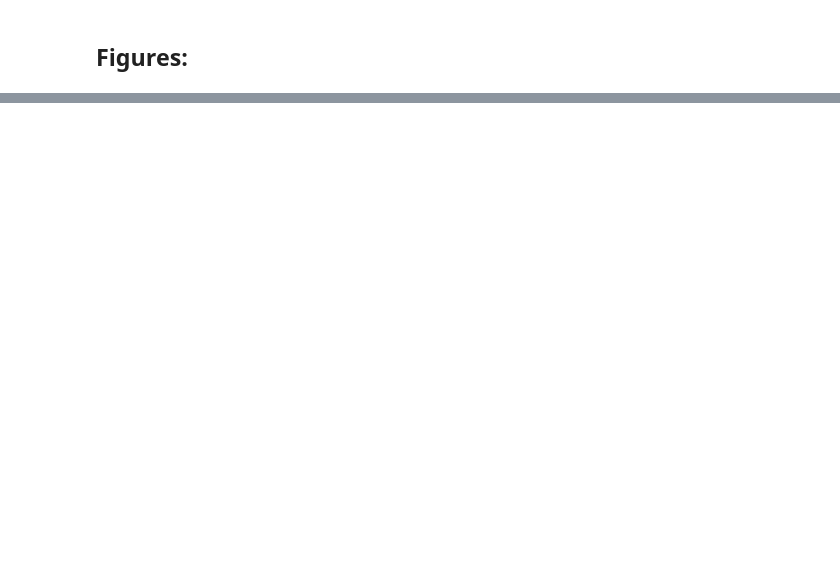
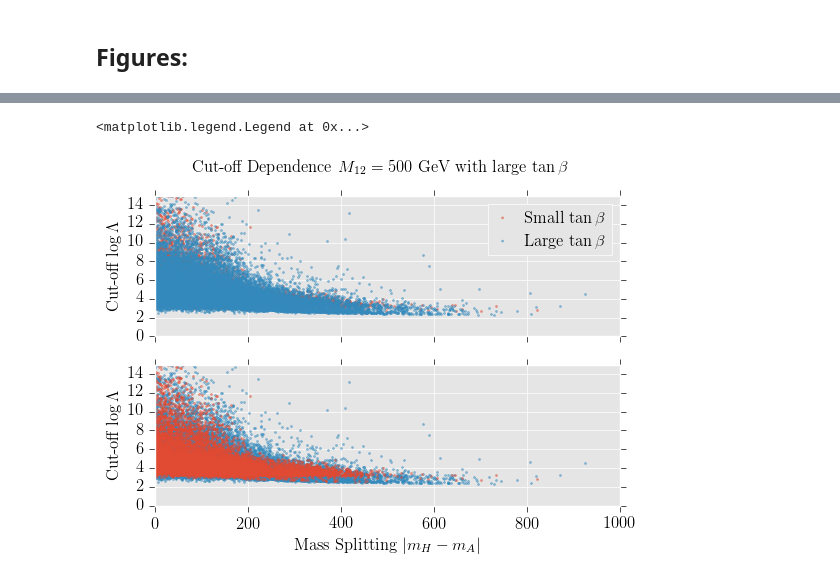
Before and after one commit to tobyopferkuch/THDM_UV, a Jupyter notebook: THDMII_AllPoints.ipynb, the cells around one changed output, grey strips where cells are left out. Cells and saved outputs as stored; diff of their text form; code cells hidden in the pictures; blank space fills up the shorter version.

```diff
--- a/THDMII_AllPoints.ipynb
+++ b/THDMII_AllPoints.ipynb
@@ -49,6 +49,14 @@ f.close()
 with open('./../SlimData/THDMII/Tree_750.json', 'rb') as f:
     Data_750_tree_points = np.array(json.load(f))
 f.close()
+
+
+with open('./../SlimData/THDMII/Loop_250_LTB.json', 'rb') as f:
+    Data_250_LTB_loop_points = np.array(json.load(f))
+f.close()
+with open('./../SlimData/THDMII/Loop_500_LTB.json', 'rb') as f:
+    Data_500_LTB_loop_points = np.array(json.load(f))
+f.close()
 # %%
 Data_250_loop_points_allowed = np.extract([x['VACUUM'] > 0.5 and x['HIGGSBOUNDS'] > 0.5 for x in Data_250_loop_points],Data_250_loop_points)
 Data_500_loop_points_allowed = np.extract([x['VACUUM'] > 0.5 and x['HIGGSBOUNDS'] > 0.5 for x in Data_500_loop_points],Data_500_loop_points)
@@ -57,6 +65,9 @@ Data_750_loop_points_allowed = np.extract([x['VACUUM'] > 0.5 and x['HIGGSBOUNDS'
 Data_250_tree_points_allowed = np.extract([x['HIGGSBOUNDS'] > 0.5 for x in Data_250_tree_points],Data_250_tree_points)
 Data_500_tree_points_allowed = np.extract([x['HIGGSBOUNDS'] > 0.5 for x in Data_500_tree_points],Data_500_tree_points)
 Data_750_tree_points_allowed = np.extract([x['HIGGSBOUNDS'] > 0.5 for x in Data_750_tree_points],Data_750_tree_points)
+
+Data_250_LTB_loop_points_allowed = np.extract([x['VACUUM'] > 0.5 and x['HIGGSBOUNDS'] > 0.5 for x in Data_250_LTB_loop_points],Data_250_LTB_loop_points)
+Data_500_LTB_loop_points_allowed = np.extract([x['VACUUM'] > 0.5 and x['HIGGSBOUNDS'] > 0.5 for x in Data_500_LTB_loop_points],Data_500_LTB_loop_points)
 # %%
 print '250 tree Data'
 print 'original num', len(Data_250_tree_points)
@@ -188,0 +214,21 @@ test
+# %%
+fig, ax = plt.subplots(2,1, sharex=True)
+
+fig.suptitle(r'Cut-off Dependence $M_{12}=500$ GeV with large $\tan\beta$')
+ax[1].set_xlabel(r'Mass Splitting $|m_{H}-m_{A}|$')
+
+for ax_ob in ax :
+    ax_ob.set_ylabel(r'Cut-off $\log\Lambda$')
+    ax_ob.set_xlim(0.,1000.)
+    ax_ob.set_ylim(0.,15.)
+
+ax[0].scatter(np.abs(MA('MASS[35]',Data_500_loop_points_allowed)-MA('MASS[36]',Data_500_loop_points_allowed)),MA('CUTOFF[2]',Data_500_loop_points_allowed),color=default_colours[1], s=2., alpha=0.5, label=r'Small $\tan\beta$')
+ax[0].scatter(np.abs(MA('MASS[35]',Data_500_LTB_loop_points_allowed)-MA('MASS[36]',Data_500_LTB_loop_points_allowed)),MA('CUTOFF[2]',Data_500_LTB_loop_points_allowed),color=default_colours[2], s=2., alpha=0.5, label=r'Large $\tan\beta$')
+
+ax[1].scatter(np.abs(MA('MASS[35]',Data_500_LTB_loop_points_allowed)-MA('MASS[36]',Data_500_LTB_loop_points_allowed)),MA('CUTOFF[2]',Data_500_LTB_loop_points_allowed),color=default_colours[2], s=2., alpha=0.5)
+ax[1].scatter(np.abs(MA('MASS[35]',Data_500_loop_points_allowed)-MA('MASS[36]',Data_500_loop_points_allowed)),MA('CUTOFF[2]',Data_500_loop_points_allowed),color=default_colours[1], s=2., alpha=0.5)
+
+ax[0].legend(prop={'size':12}, handlelength=1.0, scatterpoints = 1)
+# %% [output]
+<matplotlib.legend.Legend at 0x...>
+[figure, added]
```
Also changed, not shown: parts of 8 cells of this notebook.
